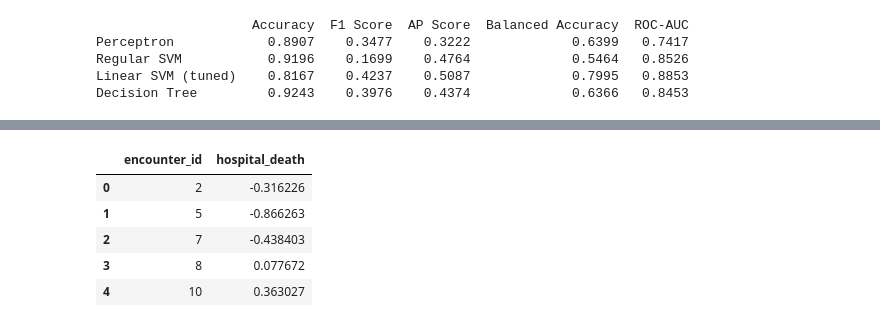
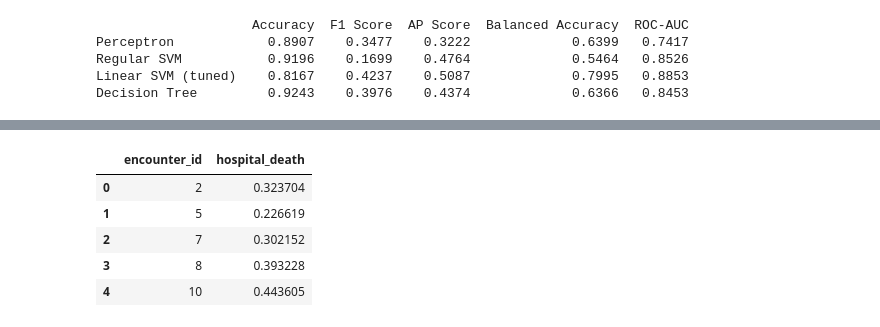
Before and after one commit to ryley05/CS-345-Project, a Jupyter notebook: Project.ipynb, the cells around one changed output, grey strips where cells are left out. Saved outputs shown, nothing was run; the diff lists cells and outputs as text; code cells hidden in the pictures.

```diff
--- a/Project.ipynb
+++ b/Project.ipynb
@@ -382,30 +436,30 @@ With our best-performing model (Logistic Regression, AUC: 0.8832) finalized and
 # %%
 unlabeled_df = pd.read_csv("unlabeled.csv")
 
 submission_ids = unlabeled_df['encounter_id']
 
 unlabeled_df = unlabeled_df.drop(columns=["encounter_id", "patient_id"], errors="ignore")
 train_medians = df[num_cols].median()
 unlabeled_df[num_cols] = unlabeled_df[num_cols].fillna(train_medians)
 
 unlabeled_df[cat_cols] = unlabeled_df[cat_cols].fillna("Unknown")
 X_unlabeled = pd.get_dummies(unlabeled_df, drop_first = True)
 
 X_unlabeled = X_unlabeled.reindex(columns = X.columns, fill_value = 0)
 
-final_probs = best_model.decision_function(X_unlabeled)
+final_scores = best_model.decision_function(X_unlabeled)
+final_probs = (final_scores - final_scores.min()) / (final_scores.max() - final_scores.min())
 
-submission = pd.read_csv("solution_template.csv")
+submission = pd.DataFrame({"encounter_id": submission_ids, "hospital_death": final_probs})
 
-submission["hospital_death"] = final_probs
-submission.to_csv("my_final_predictions.csv", index = False)
+submission.to_csv("my_final_predictions.csv", index=False)
 
 fin = pd.read_csv("my_final_predictions.csv")
 fin.head()
 # %% [output]
 |  | encounter_id | hospital_death |
-| 0 | 2 | -0.316226 |
-| 1 | 5 | -0.866263 |
-| 2 | 7 | -0.438403 |
-| 3 | 8 | 0.077672 |
-| 4 | 10 | 0.363027 |
+| 0 | 2 | 0.323704 |
+| 1 | 5 | 0.226619 |
+| 2 | 7 | 0.302152 |
+| 3 | 8 | 0.393228 |
+| 4 | 10 | 0.443605 |
```
Also changed, not shown: parts of 12 cells of this notebook, 1 other file.
